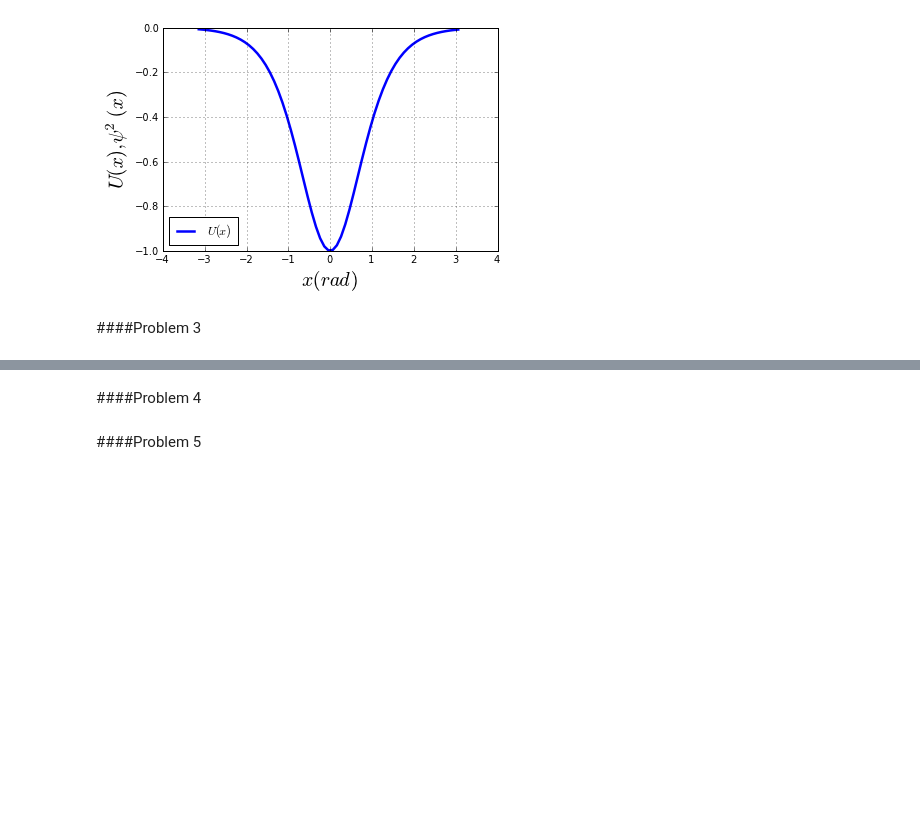
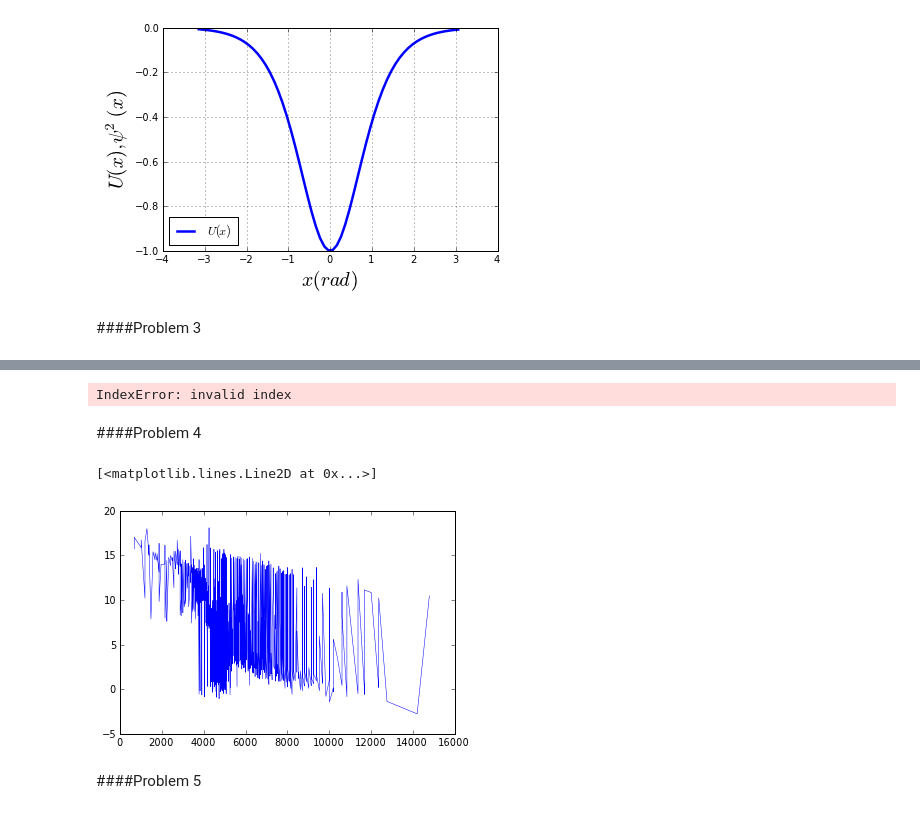
Before and after one commit to rcantwel/PHYS202-S13, a Jupyter notebook: Week3/GraphicsEx2.ipynb, the cells around one changed output, grey strips where cells are left out. Saved outputs shown, nothing was run; the diff lists cells and outputs as text; code cells hidden in the pictures; blank space fills up the shorter version.

```diff
--- a/Week3/GraphicsEx2.ipynb
+++ b/Week3/GraphicsEx2.ipynb
@@ -40,8 +47,23 @@ y = data[:,1]
+# %%
+data = loadtxt("/nfshome/rcantwel/sunspots.txt",float)
+x = data[:,0]
+y = data[:,1]
+plot(x[0,1000],y,color="blue",linewidth=.5,label="$Number of Spots$")
+xlabel("$Months Passed$", fontsize=20)
+ylabel("$Sunspots$",fontsize=20)
+legend(loc = "upper left")
+grid(True)
+# %% [output]
+IndexError: invalid index
 # %% [markdown]
 ####Problem 4
 # %%
 data = loadtxt("/nfshome/rcantwel/stars.txt", float)
 x = data[:,0]
 y = data[:,1]
+plot(x,y,color="blue",linewidth=.5)
+# %% [output]
+[<matplotlib.lines.Line2D at 0x...>]
+[figure, added]
 # %% [markdown]
 ####Problem 5
```
Also changed, not shown: parts of 1 cell of this notebook.
